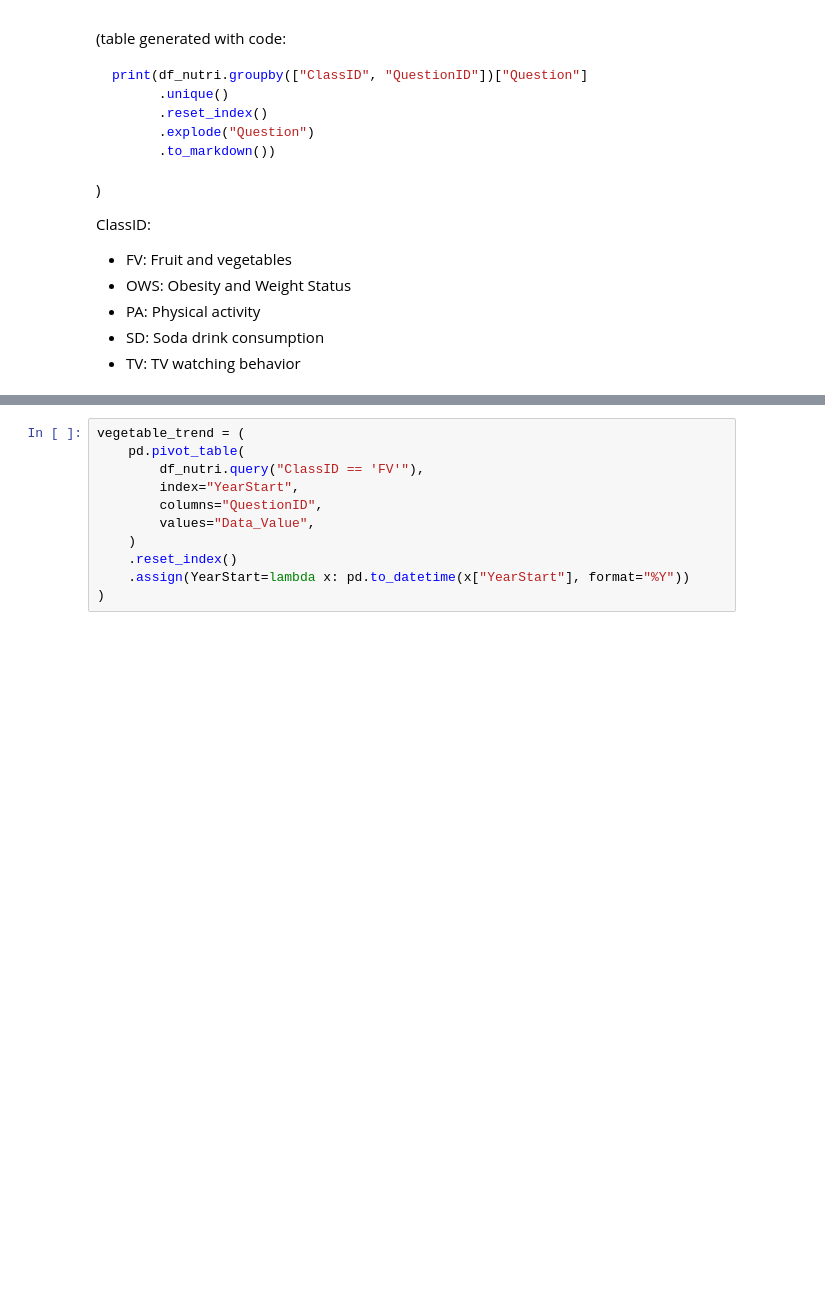
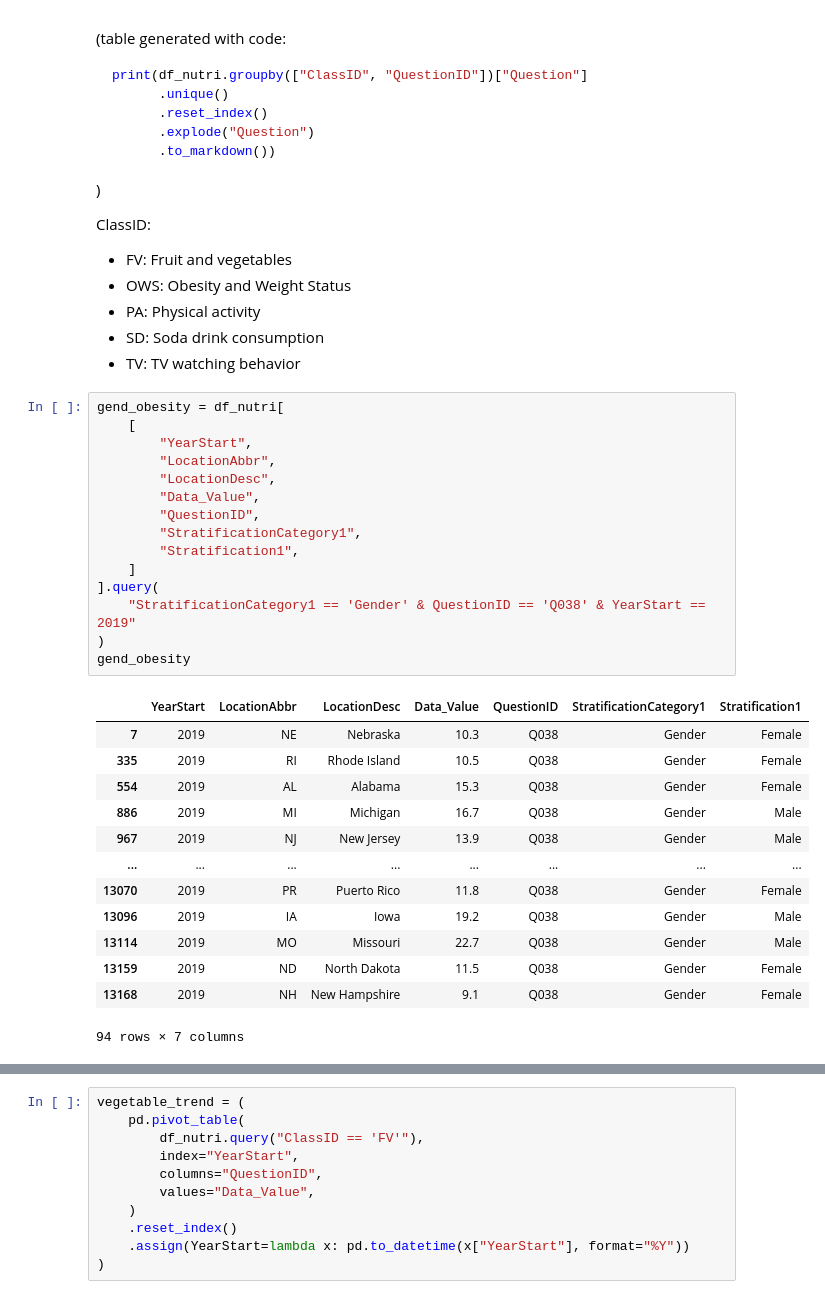
Before and after one commit to Ludougan123234/si618-project, a Jupyter notebook: nb/randy.ipynb, the cells around one changed output, grey strips where cells are left out. Drawn from its saved outputs; the diff is of its cells as text; blank space fills up the shorter version.

```diff
--- a/nb/randy.ipynb
+++ b/nb/randy.ipynb
@@ -175,3 +176,32 @@ ClassID:
 - PA: Physical activity
 - SD: Soda drink consumption
 - TV: TV watching behavior
+# %%
+gend_obesity = df_nutri[
+    [
+        "YearStart",
+        "LocationAbbr",
+        "LocationDesc",
+        "Data_Value",
+        "QuestionID",
+        "StratificationCategory1",
+        "Stratification1",
+    ]
+].query(
+    "StratificationCategory1 == 'Gender' & QuestionID == 'Q038' & YearStart == 2019"
+)
+gend_obesity
+# %% [output]
+|  | YearStart | LocationAbbr | LocationDesc | Data_Value | QuestionID | StratificationCategory1 | Stratification1 |
+| 7 | 2019 | NE | Nebraska | 10.3 | Q038 | Gender | Female |
+| 335 | 2019 | RI | Rhode Island | 10.5 | Q038 | Gender | Female |
+| 554 | 2019 | AL | Alabama | 15.3 | Q038 | Gender | Female |
+| 886 | 2019 | MI | Michigan | 16.7 | Q038 | Gender | Male |
+| 967 | 2019 | NJ | New Jersey | 13.9 | Q038 | Gender | Male |
+| ... | ... | ... | ... | ... | ... | ... | ... |
+| 13070 | 2019 | PR | Puerto Rico | 11.8 | Q038 | Gender | Female |
+| 13096 | 2019 | IA | Iowa | 19.2 | Q038 | Gender | Male |
+| 13114 | 2019 | MO | Missouri | 22.7 | Q038 | Gender | Male |
+| 13159 | 2019 | ND | North Dakota | 11.5 | Q038 | Gender | Female |
+| 13168 | 2019 | NH | New Hampshire | 9.1 | Q038 | Gender | Female |
+94 rows × 7 columns
```
Also changed, not shown: parts of 5 cells of this notebook.
